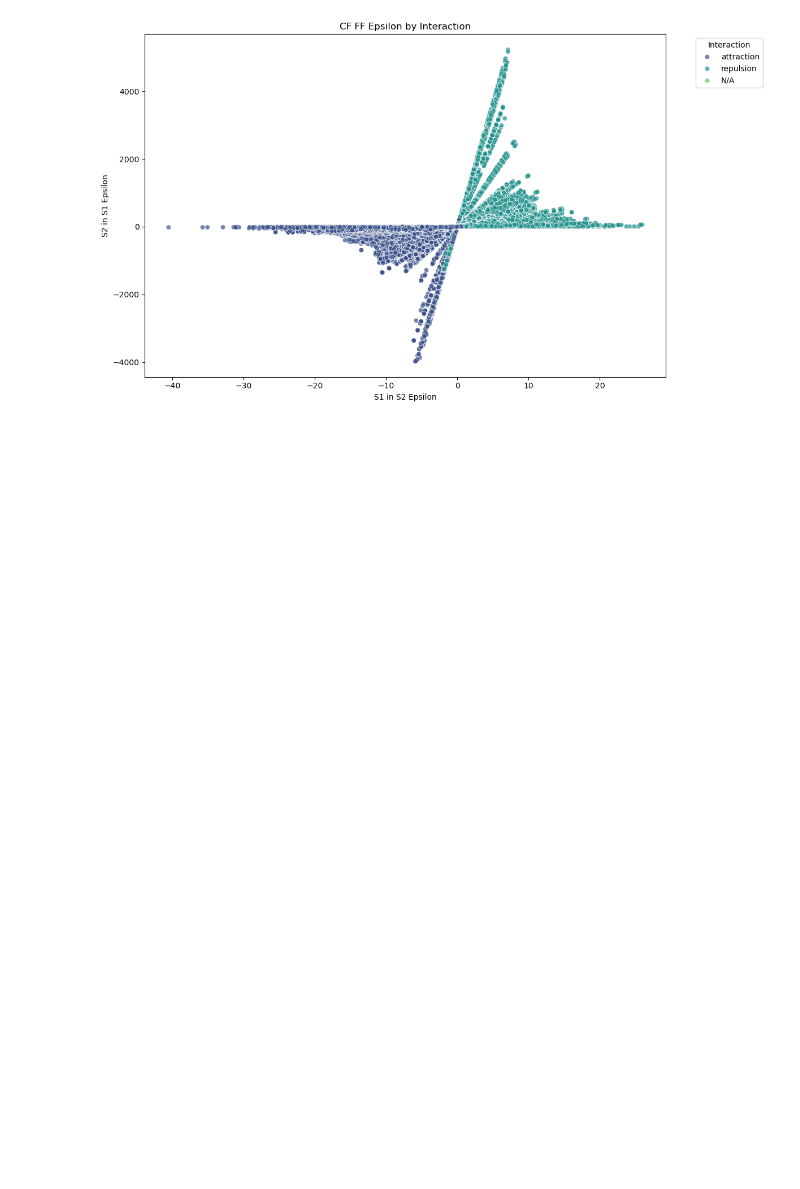
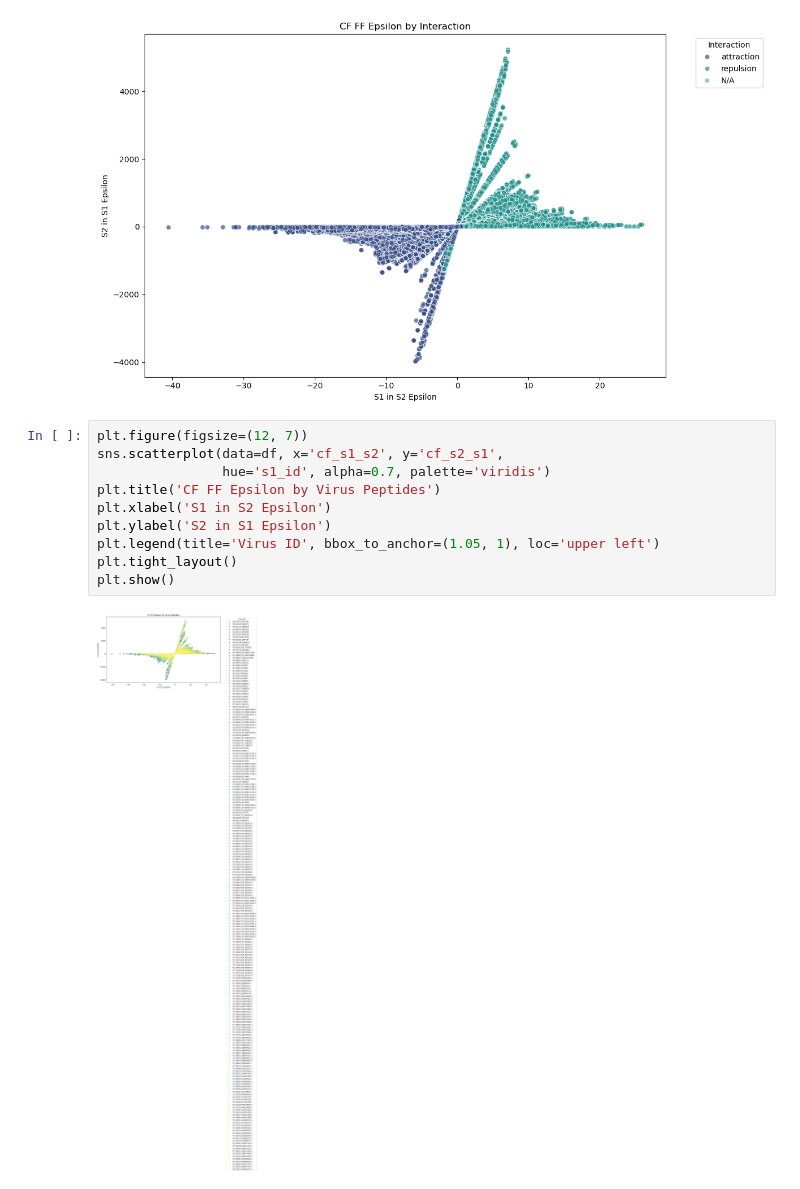
Before and after one commit to FilyCode/ProteinProteinInteractions_Finches-filtering_AF3-prediction, a Jupyter notebook: finches-results-analysis.ipynb, the cells around one changed output. Drawn from its saved outputs; the diff is of its cells as text; blank space fills up the shorter version.

```diff
--- a/finches-results-analysis.ipynb
+++ b/finches-results-analysis.ipynb
@@ -58,3 +67,15 @@ plt.tight_layout()
 plt.show()
 # %% [output]
 [figure]
+# %%
+plt.figure(figsize=(12, 7))
+sns.scatterplot(data=df, x='cf_s1_s2', y='cf_s2_s1',
+                hue='s1_id', alpha=0.7, palette='viridis')
+plt.title('CF FF Epsilon by Virus Peptides')
+plt.xlabel('S1 in S2 Epsilon')
+plt.ylabel('S2 in S1 Epsilon')
+plt.legend(title='Virus ID', bbox_to_anchor=(1.05, 1), loc='upper left')
+plt.tight_layout()
+plt.show()
+# %% [output]
+[figure, added]
```
Also changed, not shown: parts of 7 cells of this notebook, 9 other files.
